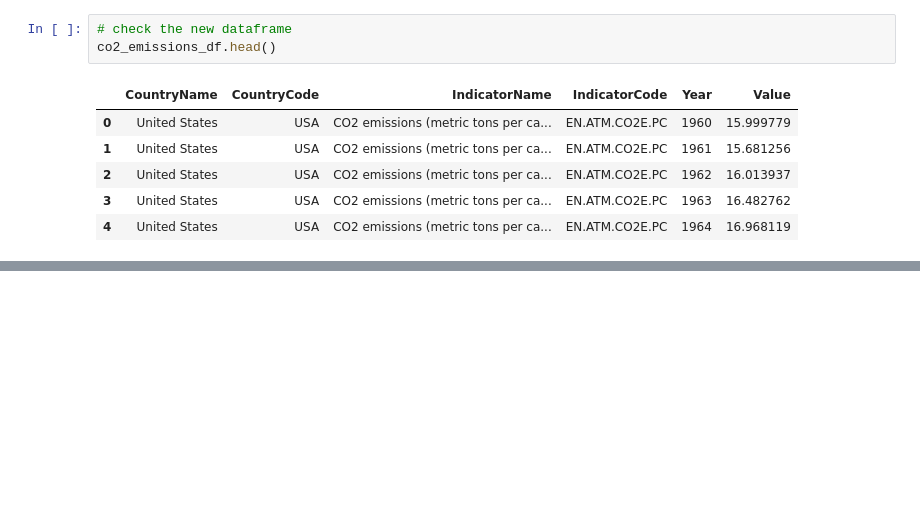
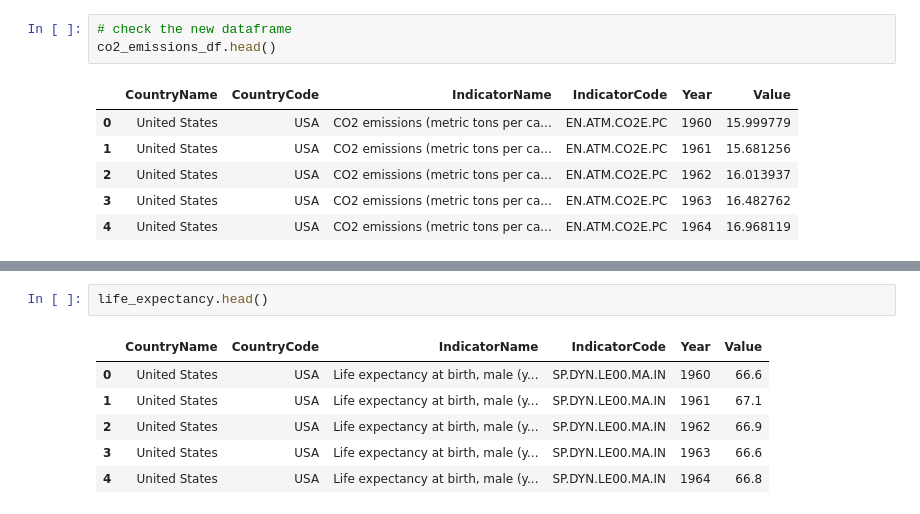
Before and after one commit to data-sandbox/world-development-indicators, a Jupyter notebook: world_development_indicators_exploration.ipynb, the cells around one changed output, grey strips where cells are left out. Drawn from its saved outputs; the diff is of its cells as text; blank space fills up the shorter version.

```diff
--- a/world_development_indicators_exploration.ipynb
+++ b/world_development_indicators_exploration.ipynb
@@ -142,0 +166,9 @@ plt.axis([1959, 2015, 0, 25])
+# %%
+life_expectancy.head()
+# %% [output]
+|  | CountryName | CountryCode | IndicatorName | IndicatorCode | Year | Value |
+| 0 | United States | USA | Life expectancy at birth, male (y... | SP.DYN.LE00.MA.IN | 1960 | 66.6 |
+| 1 | United States | USA | Life expectancy at birth, male (y... | SP.DYN.LE00.MA.IN | 1961 | 67.1 |
+| 2 | United States | USA | Life expectancy at birth, male (y... | SP.DYN.LE00.MA.IN | 1962 | 66.9 |
+| 3 | United States | USA | Life expectancy at birth, male (y... | SP.DYN.LE00.MA.IN | 1963 | 66.6 |
+| 4 | United States | USA | Life expectancy at birth, male (y... | SP.DYN.LE00.MA.IN | 1964 | 66.8 |
```
Also changed, not shown: parts of 9 cells of this notebook.
